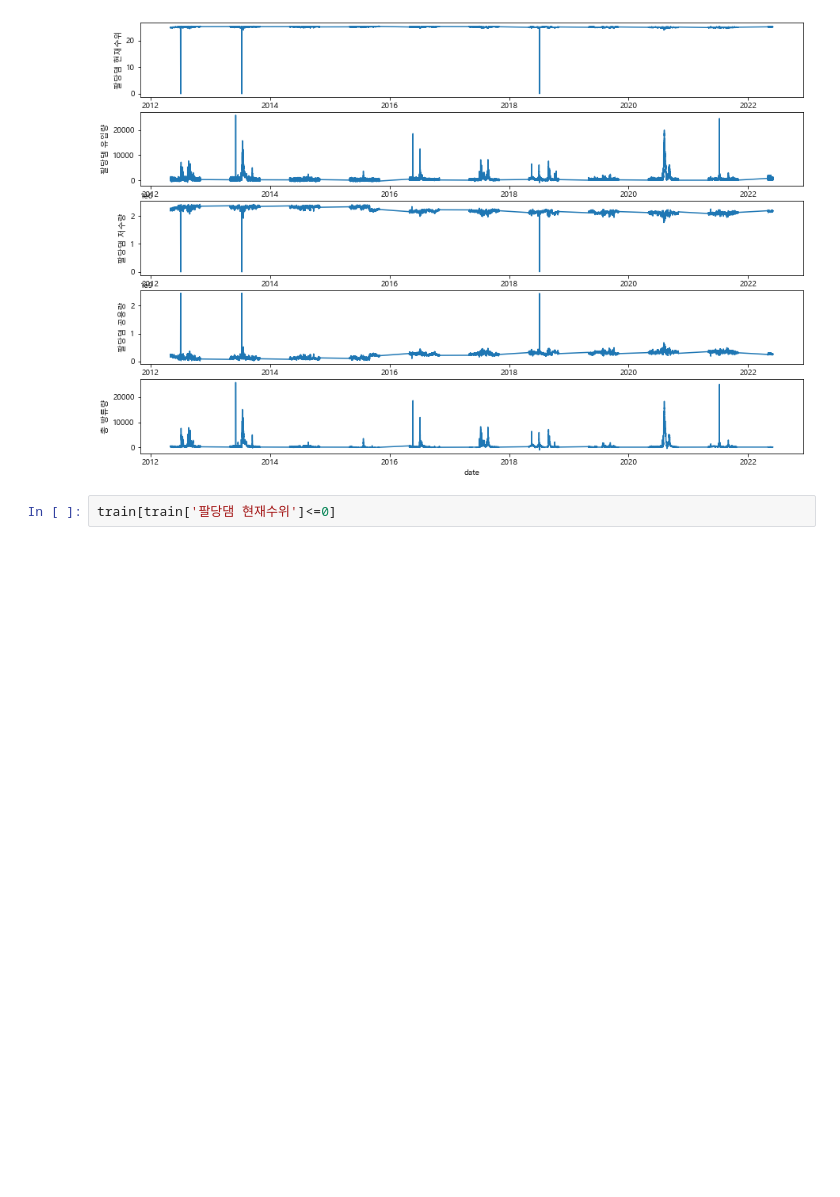
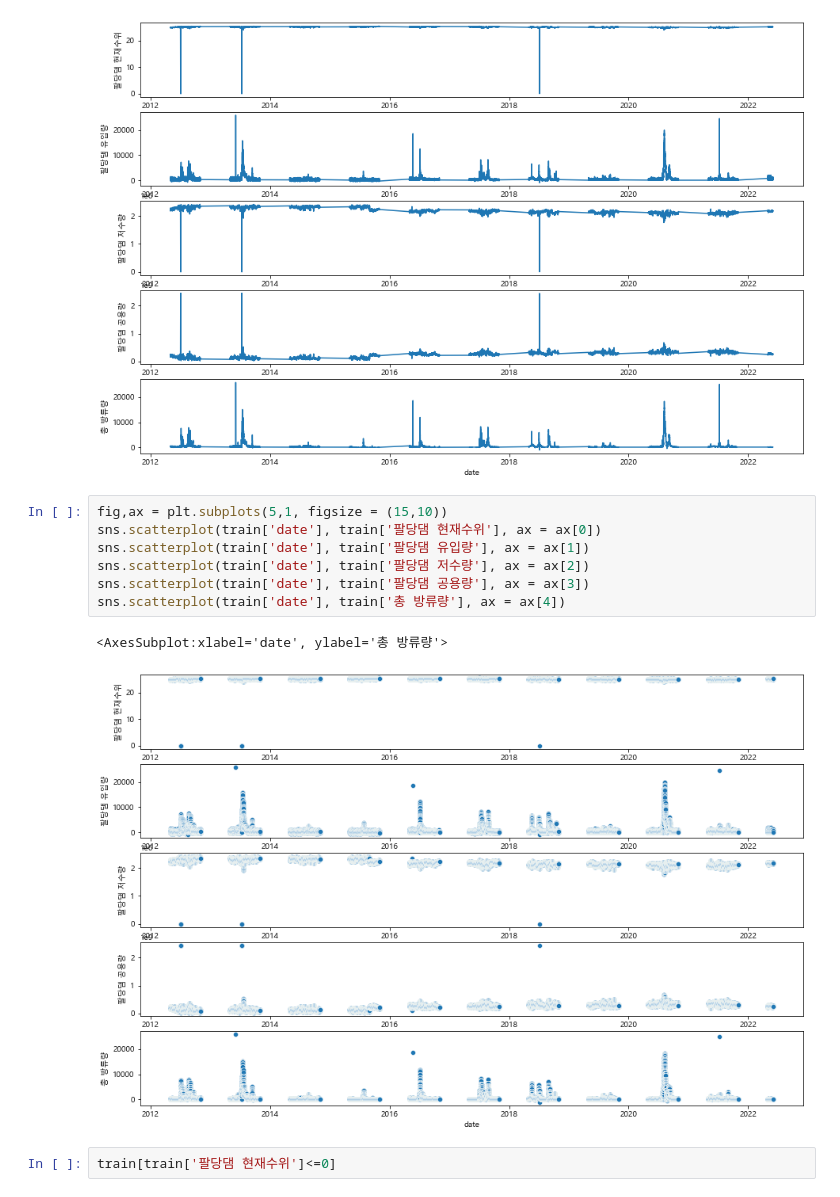
Before and after one commit to ljs7463/Dacon-HanRiverForecasting, a Jupyter notebook: 임정석/analysis.ipynb, the cells around one changed output. Drawn from its saved outputs; the diff is of its cells as text; blank space fills up the shorter version.

```diff
--- a/임정석/analysis.ipynb
+++ b/임정석/analysis.ipynb
@@ -193,6 +193,16 @@ sns.lineplot(train['date'], train['총 방류량'], ax = ax[4])
 # %% [output]
 <AxesSubplot:xlabel='date', ylabel='총 방류량'>
 [figure]
+# %%
+fig,ax = plt.subplots(5,1, figsize = (15,10))
+sns.scatterplot(train['date'], train['팔당댐 현재수위'], ax = ax[0])
+sns.scatterplot(train['date'], train['팔당댐 유입량'], ax = ax[1])
+sns.scatterplot(train['date'], train['팔당댐 저수량'], ax = ax[2])
+sns.scatterplot(train['date'], train['팔당댐 공용량'], ax = ax[3])
+sns.scatterplot(train['date'], train['총 방류량'], ax = ax[4])
+# %% [output]
+<AxesSubplot:xlabel='date', ylabel='총 방류량'>
+[figure, added]
 # %%
 train[train['팔당댐 현재수위']<=0]
 # %% [output]
```
Also changed, not shown: parts of 7 cells of this notebook.
